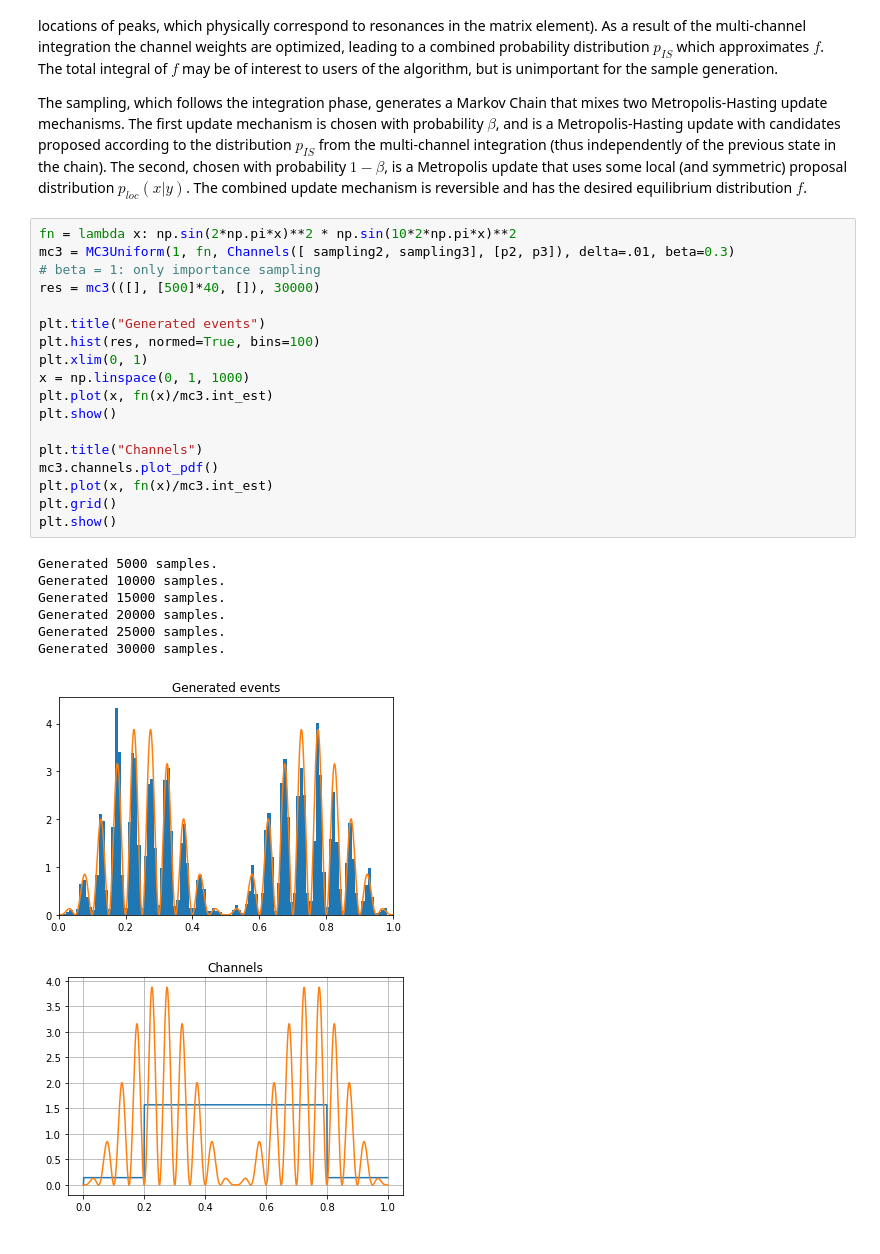
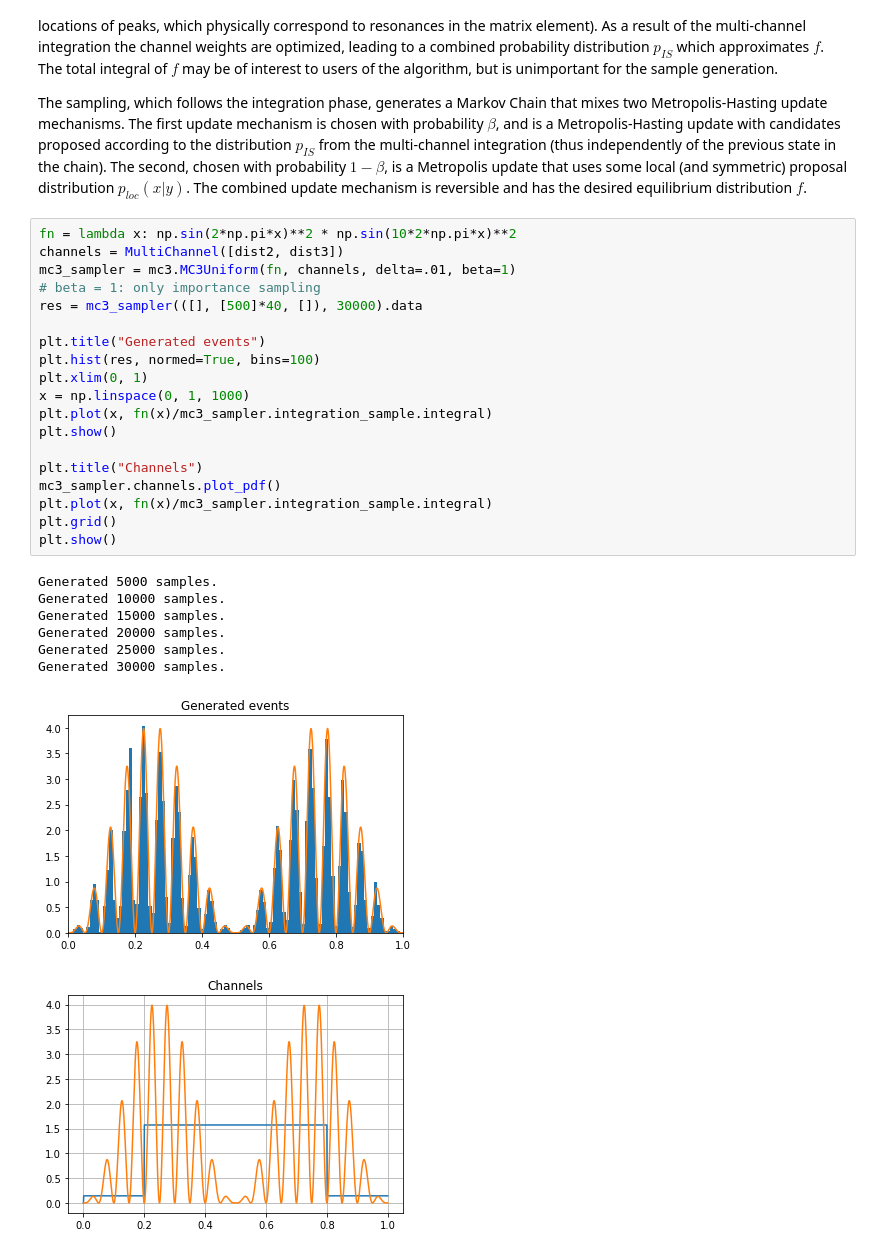
Before and after one commit to mathisgerdes/hep-monte-carlo, a Jupyter notebook: monte_carlo.ipynb, the cells around one changed output. Cells and saved outputs as stored; diff of their text form.

```diff
--- a/monte_carlo.ipynb
+++ b/monte_carlo.ipynb
@@ -870,28 +912,29 @@ The second, chosen with probability $1-\beta$, is a Metropolis update that uses
 $p_{loc}(x|y)$. The combined update mechanism is reversible and has the desired equilibrium distribution $f$.
 # %%
 fn = lambda x: np.sin(2*np.pi*x)**2 * np.sin(10*2*np.pi*x)**2
-mc3 = MC3Uniform(1, fn, Channels([ sampling2, sampling3], [p2, p3]), delta=.01, beta=0.3)
+channels = MultiChannel([dist2, dist3])
+mc3_sampler = mc3.MC3Uniform(fn, channels, delta=.01, beta=1)
 # beta = 1: only importance sampling
-res = mc3(([], [500]*40, []), 30000)
+res = mc3_sampler(([], [500]*40, []), 30000).data
 
 plt.title("Generated events")
 plt.hist(res, normed=True, bins=100)
 plt.xlim(0, 1)
 x = np.linspace(0, 1, 1000)
-plt.plot(x, fn(x)/mc3.int_est)
+plt.plot(x, fn(x)/mc3_sampler.integration_sample.integral)
 plt.show()
 
 plt.title("Channels")
-mc3.channels.plot_pdf()
-plt.plot(x, fn(x)/mc3.int_est)
+mc3_sampler.channels.plot_pdf()
+plt.plot(x, fn(x)/mc3_sampler.integration_sample.integral)
 plt.grid()
 plt.show()
 # %% [output]
 Generated 5000 samples.
 Generated 10000 samples.
 Generated 15000 samples.
 Generated 20000 samples.
 Generated 25000 samples.
 Generated 30000 samples.
-[figure, old version]
+[figure, new version]
-[figure, old version]
+[figure, new version]
```
Also changed, not shown: parts of 34 cells of this notebook, 4 other files.
